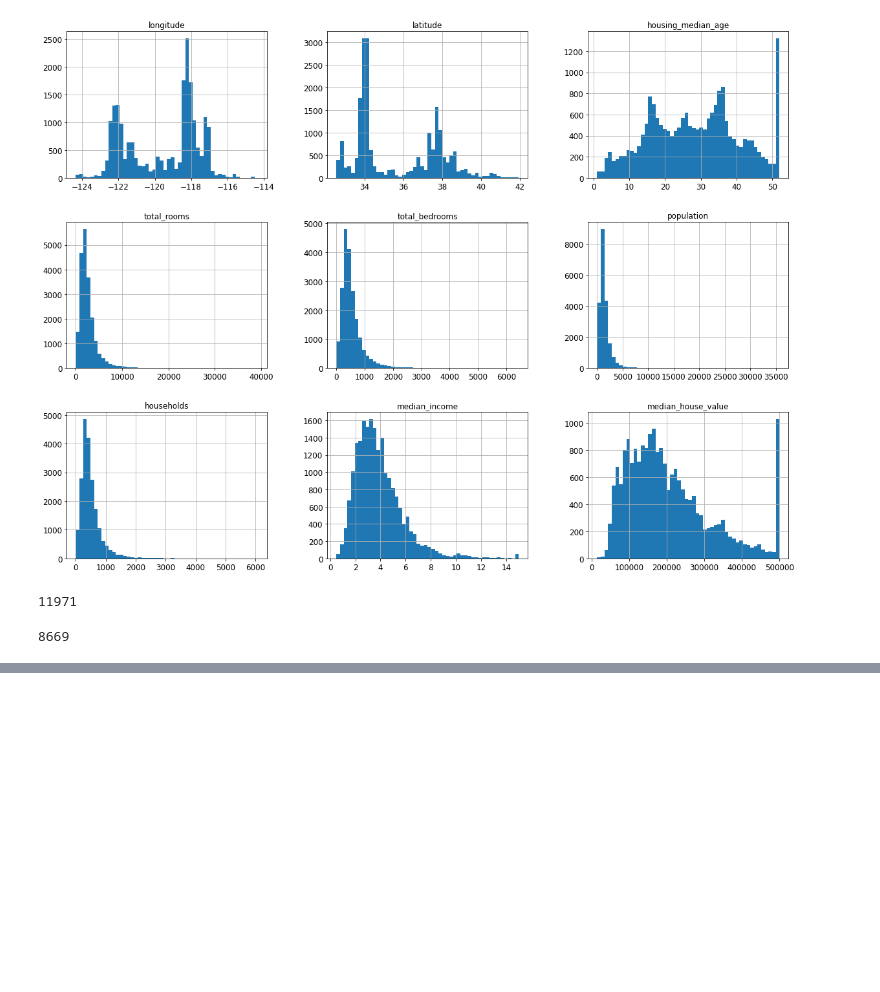
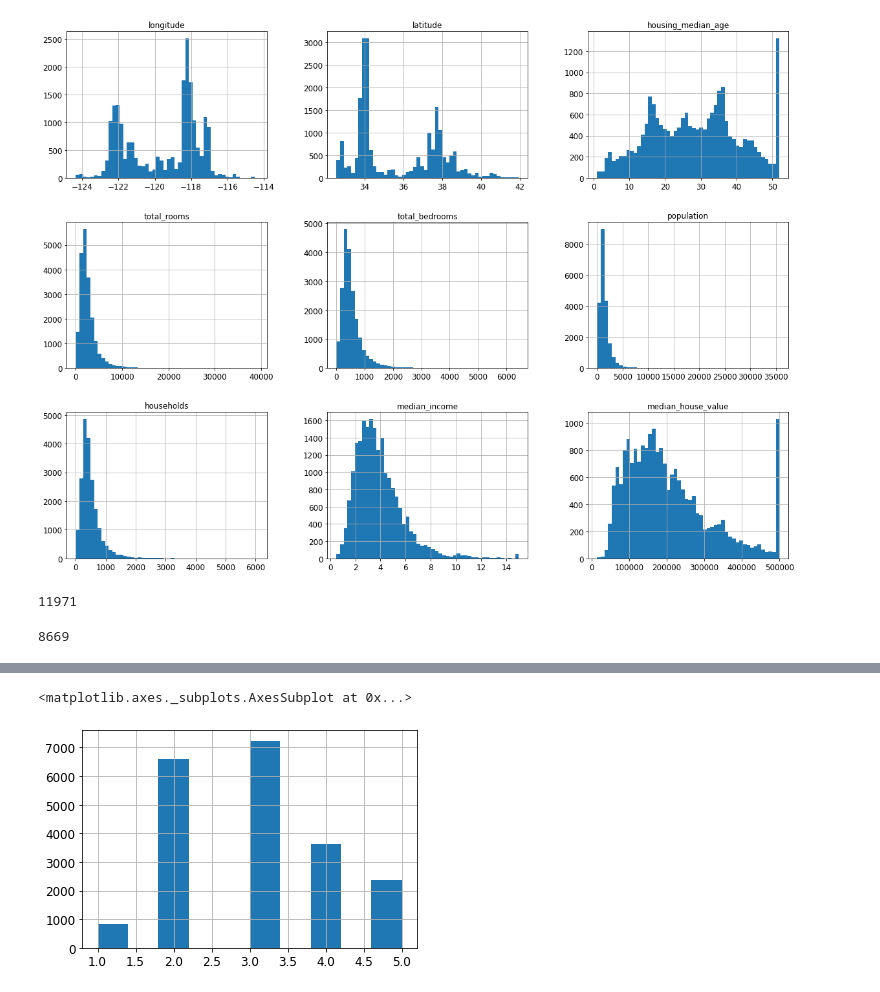
Before and after one commit to akshitgupta29/Hands-On-Machine-Learning, a Jupyter notebook: Chapter_2_end_to_end_machine_learning_project.ipynb, the cells around one changed output, grey strips where cells are left out. Drawn from its saved outputs; the diff is of its cells as text; code cells hidden in the pictures; blank space fills up the shorter version.

```diff
--- a/Chapter_2_end_to_end_machine_learning_project.ipynb
+++ b/Chapter_2_end_to_end_machine_learning_project.ipynb
@@ -149,0 +160,5 @@ len(test_data)
+# %%
+data['income_cat'].hist()
+# %% [output]
+<matplotlib.axes._subplots.AxesSubplot at 0x...>
+[figure, added]
```
Also changed, not shown: parts of 15 cells of this notebook.
